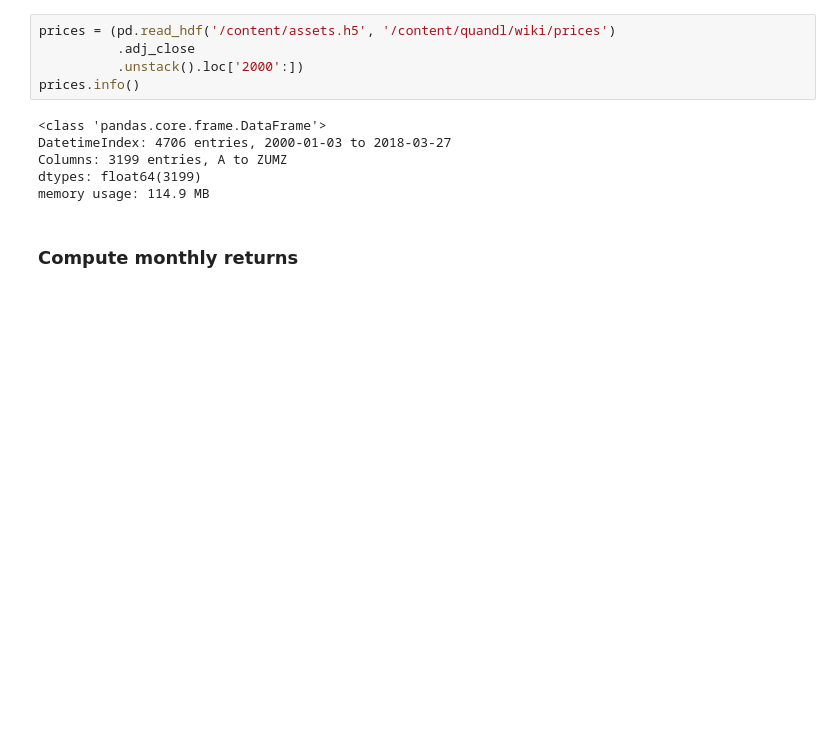
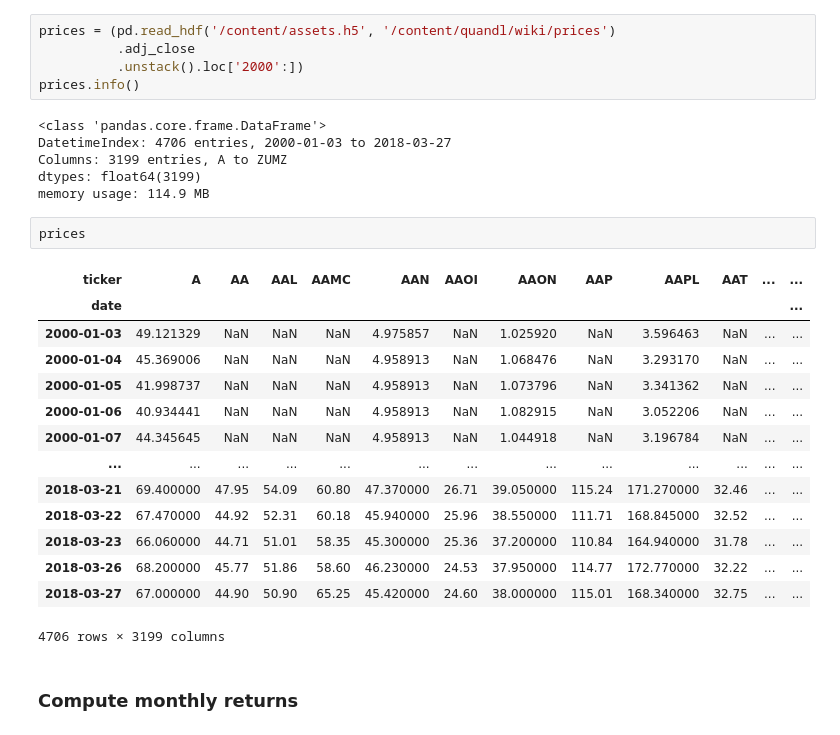
Before and after one commit to gabriele16/Machine-Learning-for-Algorithmic-Trading-Second-Edition, a Jupyter notebook: 18_convolutional_neural_nets/04_time_series_prediction.ipynb, the cells around one changed output. Saved outputs shown, nothing was run; the diff lists cells and outputs as text; blank space fills up the shorter version.

```diff
--- a/18_convolutional_neural_nets/04_time_series_prediction.ipynb
+++ b/18_convolutional_neural_nets/04_time_series_prediction.ipynb
@@ -132,6 +152,23 @@ DatetimeIndex: 4706 entries, 2000-01-03 to 2018-03-27
 Columns: 3199 entries, A to ZUMZ
 dtypes: float64(3199)
 memory usage: 114.9 MB
+# %%
+prices
+# %% [output]
+| ticker | A | AA | AAL | AAMC | AAN | AAOI | AAON | AAP | AAPL | AAT | ... | ... |
+| date |  |  |  |  |  |  |  |  |  |  |  | ... |
+| 2000-01-03 | 49.121329 | NaN | NaN | NaN | 4.975857 | NaN | 1.025920 | NaN | 3.596463 | NaN | ... | ... |
+| 2000-01-04 | 45.369006 | NaN | NaN | NaN | 4.958913 | NaN | 1.068476 | NaN | 3.293170 | NaN | ... | ... |
+| 2000-01-05 | 41.998737 | NaN | NaN | NaN | 4.958913 | NaN | 1.073796 | NaN | 3.341362 | NaN | ... | ... |
+| 2000-01-06 | 40.934441 | NaN | NaN | NaN | 4.958913 | NaN | 1.082915 | NaN | 3.052206 | NaN | ... | ... |
+| 2000-01-07 | 44.345645 | NaN | NaN | NaN | 4.958913 | NaN | 1.044918 | NaN | 3.196784 | NaN | ... | ... |
+| ... | ... | ... | ... | ... | ... | ... | ... | ... | ... | ... | ... | ... |
+| 2018-03-21 | 69.400000 | 47.95 | 54.09 | 60.80 | 47.370000 | 26.71 | 39.050000 | 115.24 | 171.270000 | 32.46 | ... | ... |
+| 2018-03-22 | 67.470000 | 44.92 | 52.31 | 60.18 | 45.940000 | 25.96 | 38.550000 | 111.71 | 168.845000 | 32.52 | ... | ... |
+| 2018-03-23 | 66.060000 | 44.71 | 51.01 | 58.35 | 45.300000 | 25.36 | 37.200000 | 110.84 | 164.940000 | 31.78 | ... | ... |
+| 2018-03-26 | 68.200000 | 45.77 | 51.86 | 58.60 | 46.230000 | 24.53 | 37.950000 | 114.77 | 172.770000 | 32.22 | ... | ... |
+| 2018-03-27 | 67.000000 | 44.90 | 50.90 | 65.25 | 45.420000 | 24.60 | 38.000000 | 115.01 | 168.340000 | 32.75 | ... | ... |
+4706 rows × 3199 columns
 # %% [markdown]
 ### Compute monthly returns
 # %%
```
Also changed, not shown: parts of 9 cells of this notebook, 1 other file.
